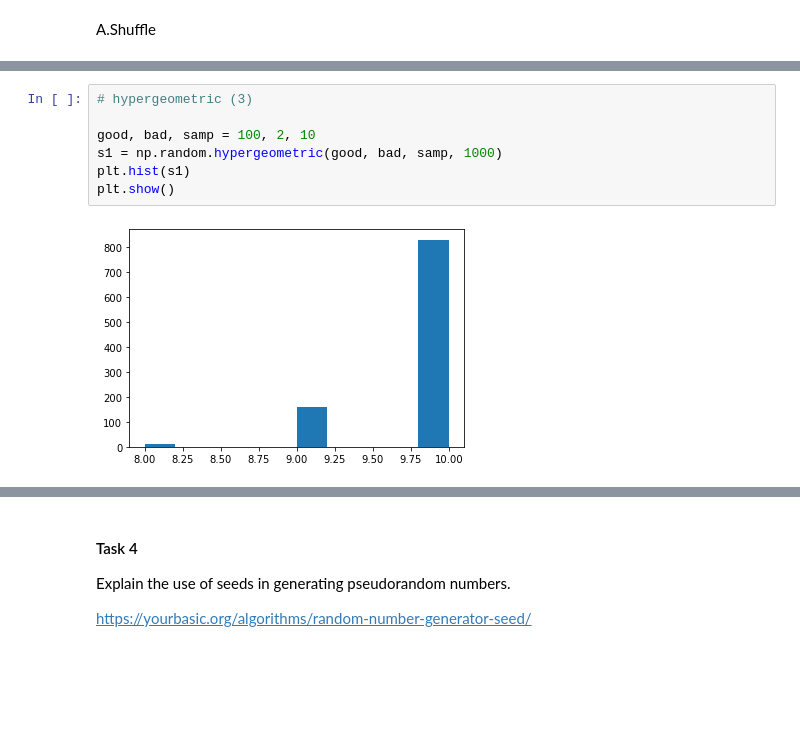
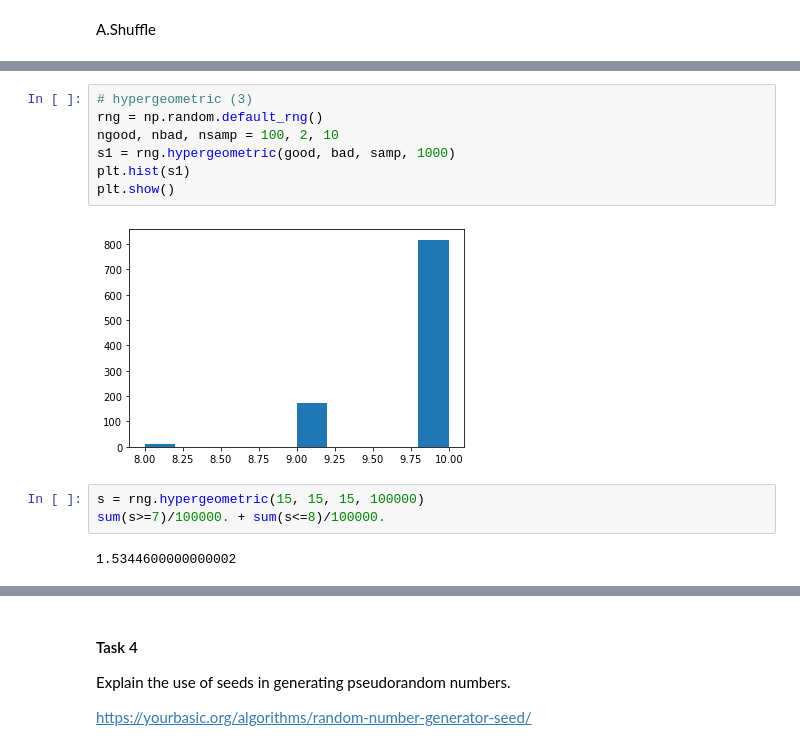
Before and after one commit to EibhinnLee/Programming-for-Data-Analysis---Assignments, a Jupyter notebook: Programming-for-Data-Analysis-Assignments.ipynb, the cells around one changed output, grey strips where cells are left out. Saved outputs shown, nothing was run; the diff lists cells and outputs as text; blank space fills up the shorter version.

```diff
--- a/Programming-for-Data-Analysis-Assignments.ipynb
+++ b/Programming-for-Data-Analysis-Assignments.ipynb
@@ -229,9 +398,14 @@ array([[[ 1.04594633,  0.13085383],
 # %%
 # hypergeometric (3)
-
-good, bad, samp = 100, 2, 10
-s1 = np.random.hypergeometric(good, bad, samp, 1000)
+rng = np.random.default_rng()
+ngood, nbad, nsamp = 100, 2, 10
+s1 = rng.hypergeometric(good, bad, samp, 1000)
 plt.hist(s1)
 plt.show()
 # %% [output]
-[figure, old version]
+[figure, new version]
+# %%
+s = rng.hypergeometric(15, 15, 15, 100000)
+sum(s>=7)/100000. + sum(s<=8)/100000.
+# %% [output]
+1.5344600000000002
```
Also changed, not shown: parts of 50 cells of this notebook.
